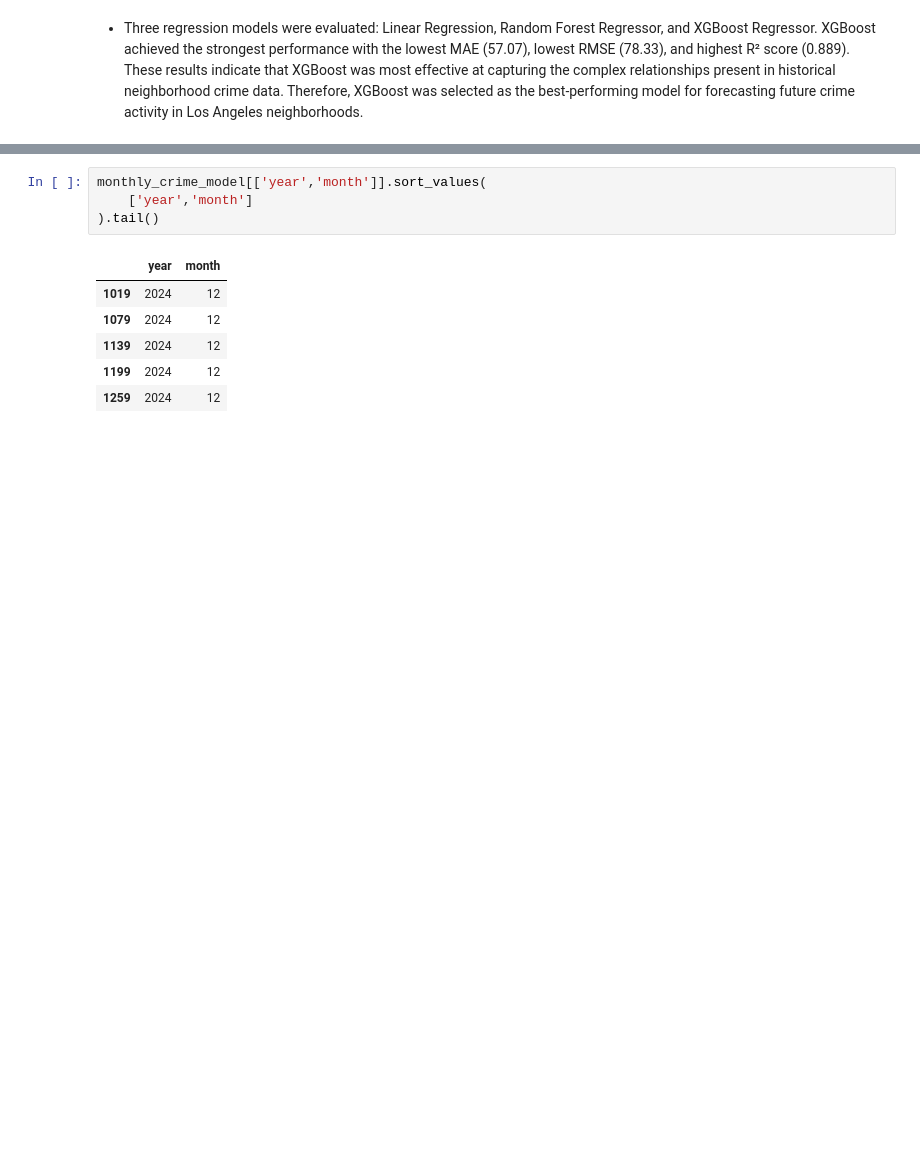
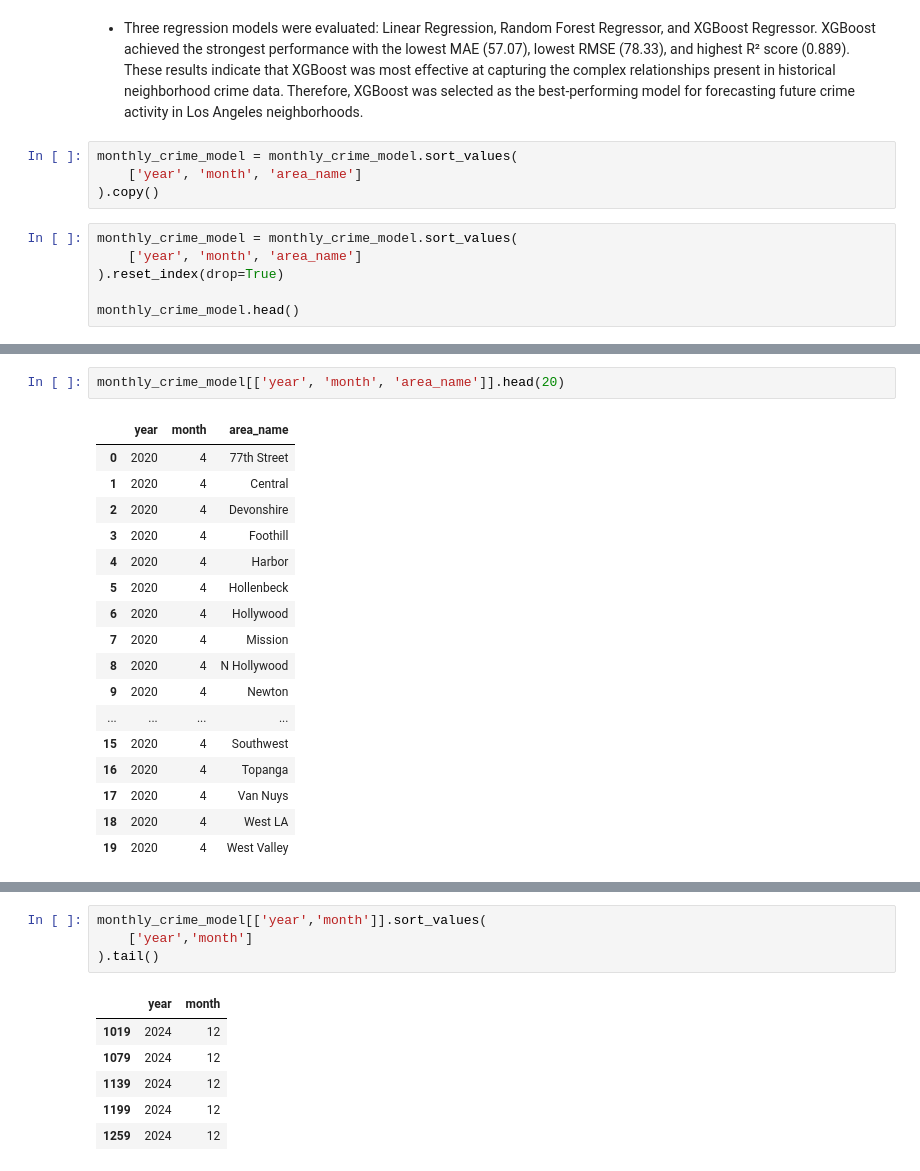
Before and after one commit to marcoholt/crimeproject, a Jupyter notebook: crime_data_project/crime.ipynb, the cells around one changed output, grey strips where cells are left out. Cells and saved outputs as stored; diff of their text form; blank space fills up the shorter version.

```diff
--- a/crime_data_project/crime.ipynb
+++ b/crime_data_project/crime.ipynb
@@ -672,2 +691,12 @@ results_df
 # %% [markdown]
 - Three regression models were evaluated: Linear Regression, Random Forest Regressor, and XGBoost Regressor. XGBoost achieved the strongest performance with the lowest MAE (57.07), lowest RMSE (78.33), and highest R² score (0.889). These results indicate that XGBoost was most effective at capturing the complex relationships present in historical neighborhood crime data. Therefore, XGBoost was selected as the best-performing model for forecasting future crime activity in Los Angeles neighborhoods.
+# %%
+monthly_crime_model = monthly_crime_model.sort_values(
+    ['year', 'month', 'area_name']
+).copy()
+# %%
+monthly_crime_model = monthly_crime_model.sort_values(
+    ['year', 'month', 'area_name']
+).reset_index(drop=True)
+
+monthly_crime_model.head()
@@ -673,0 +710,20 @@ results_df
+# %%
+monthly_crime_model[['year', 'month', 'area_name']].head(20)
+# %% [output]
+|  | year | month | area_name |
+| 0 | 2020 | 4 | 77th Street |
+| 1 | 2020 | 4 | Central |
+| 2 | 2020 | 4 | Devonshire |
+| 3 | 2020 | 4 | Foothill |
+| 4 | 2020 | 4 | Harbor |
+| 5 | 2020 | 4 | Hollenbeck |
+| 6 | 2020 | 4 | Hollywood |
+| 7 | 2020 | 4 | Mission |
+| 8 | 2020 | 4 | N Hollywood |
+| 9 | 2020 | 4 | Newton |
+| ... | ... | ... | ... |
+| 15 | 2020 | 4 | Southwest |
+| 16 | 2020 | 4 | Topanga |
+| 17 | 2020 | 4 | Van Nuys |
+| 18 | 2020 | 4 | West LA |
+| 19 | 2020 | 4 | West Valley |
```
Also changed, not shown: parts of 11 cells of this notebook.
